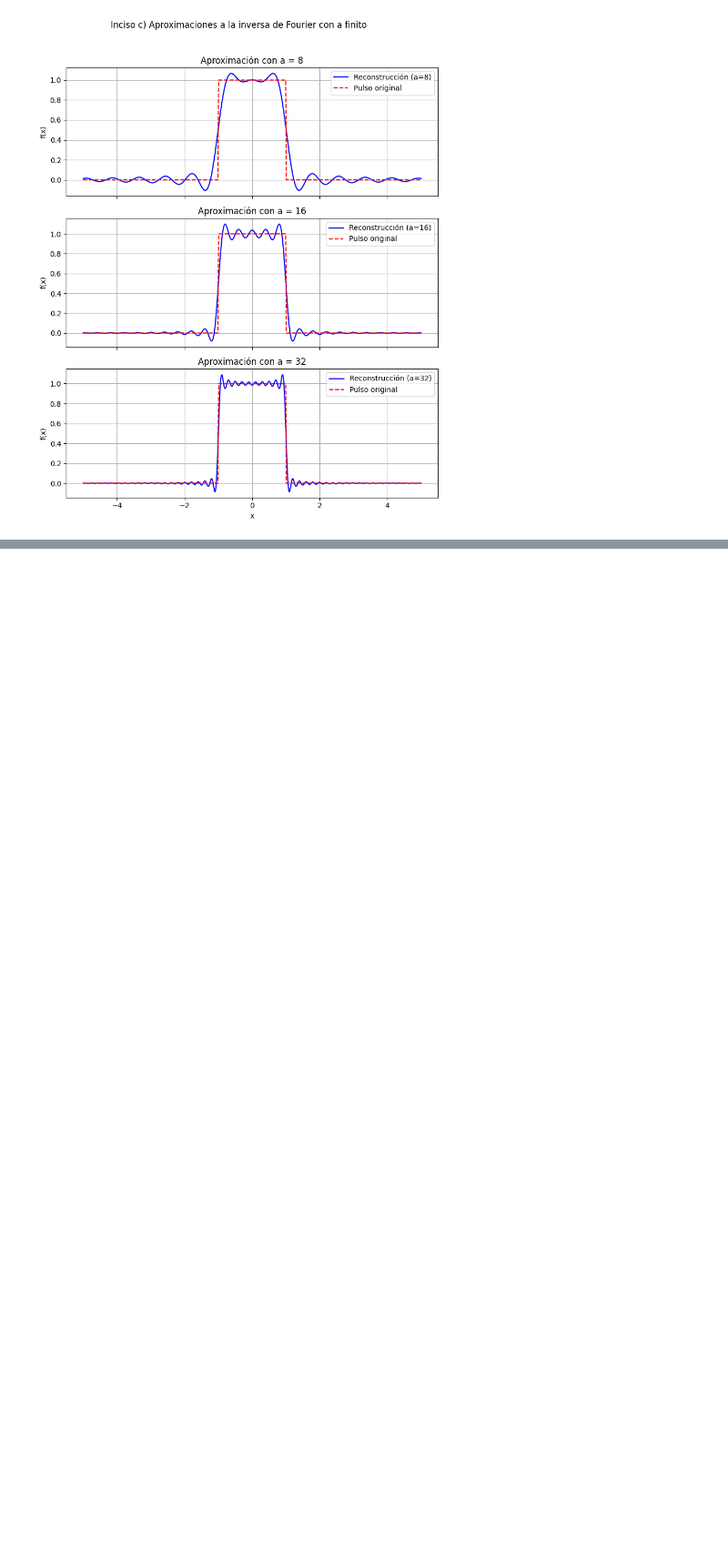
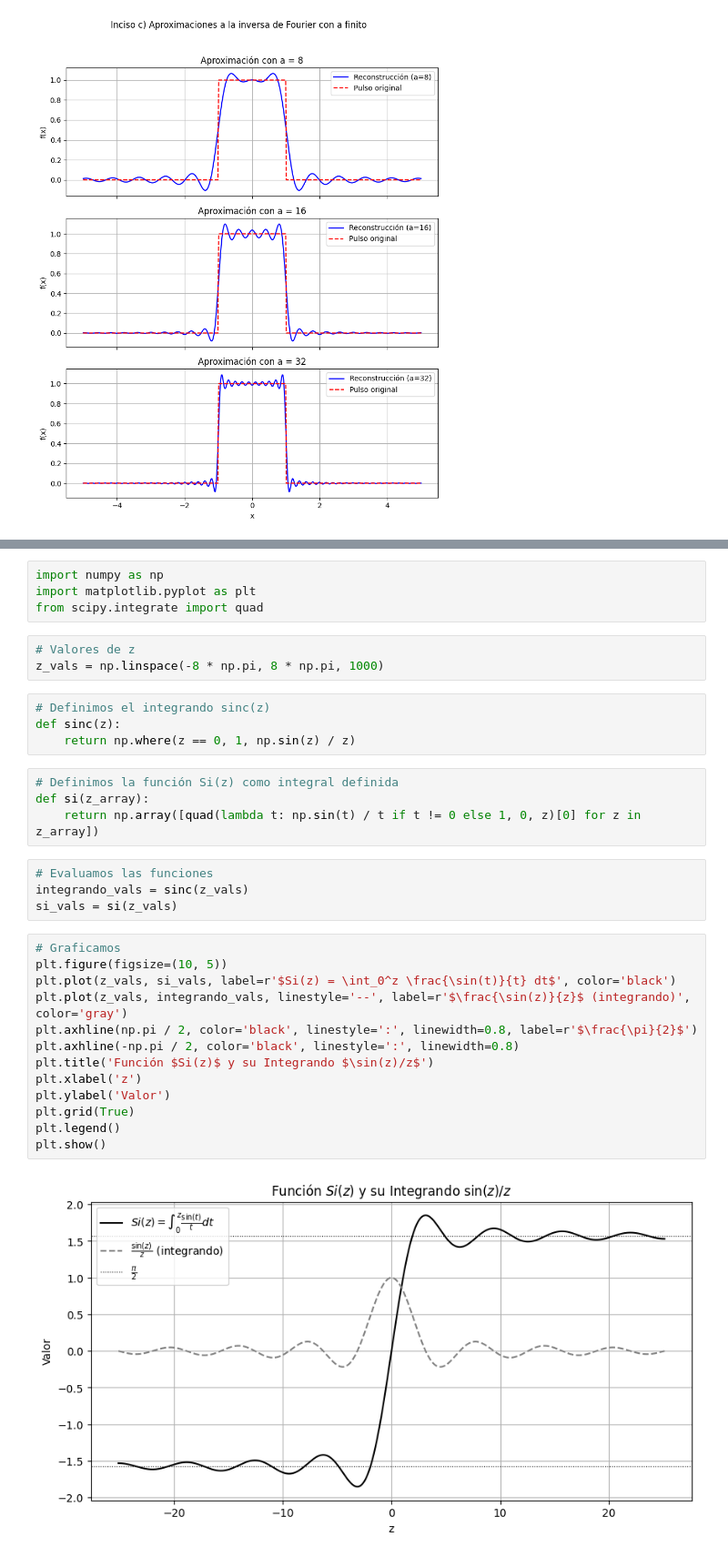
Before and after one commit to Grecia329/EcuacionesDiferencialesParciales-, a Jupyter notebook: Integral_de_Fourier.ipynb, the cells around one changed output, grey strips where cells are left out. Shown at 91% size. Saved outputs shown, nothing was run; the diff lists cells and outputs as text; blank space fills up the shorter version.

```diff
--- a/Integral_de_Fourier.ipynb
+++ b/Integral_de_Fourier.ipynb
@@ -173,0 +176,34 @@ plt.show()
+# %%
+import numpy as np
+import matplotlib.pyplot as plt
+from scipy.integrate import quad
+# %%
+# Valores de z
+z_vals = np.linspace(-8 * np.pi, 8 * np.pi, 1000)
+# %%
+# Definimos el integrando sinc(z)
+def sinc(z):
+    return np.where(z == 0, 1, np.sin(z) / z)
+# %%
+# Definimos la función Si(z) como integral definida
+def si(z_array):
+    return np.array([quad(lambda t: np.sin(t) / t if t != 0 else 1, 0, z)[0] for z in z_array])
+# %%
+# Evaluamos las funciones
+integrando_vals = sinc(z_vals)
+si_vals = si(z_vals)
+# %%
+# Graficamos
+plt.figure(figsize=(10, 5))
+plt.plot(z_vals, si_vals, label=r'$Si(z) = \int_0^z \frac{\sin(t)}{t} dt$', color='black')
+plt.plot(z_vals, integrando_vals, linestyle='--', label=r'$\frac{\sin(z)}{z}$ (integrando)', color='gray')
+plt.axhline(np.pi / 2, color='black', linestyle=':', linewidth=0.8, label=r'$\frac{\pi}{2}$')
+plt.axhline(-np.pi / 2, color='black', linestyle=':', linewidth=0.8)
+plt.title('Función $Si(z)$ y su Integrando $\sin(z)/z$')
+plt.xlabel('z')
+plt.ylabel('Valor')
+plt.grid(True)
+plt.legend()
+plt.show()
+# %% [output]
+[figure, added]
```
Also changed, not shown: parts of 1 cell of this notebook.
